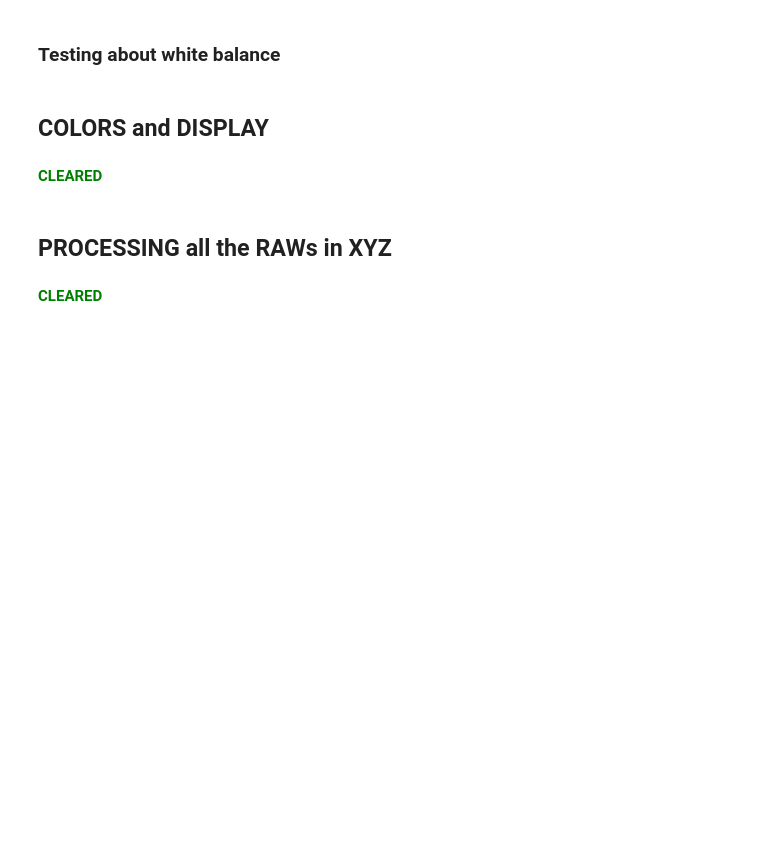
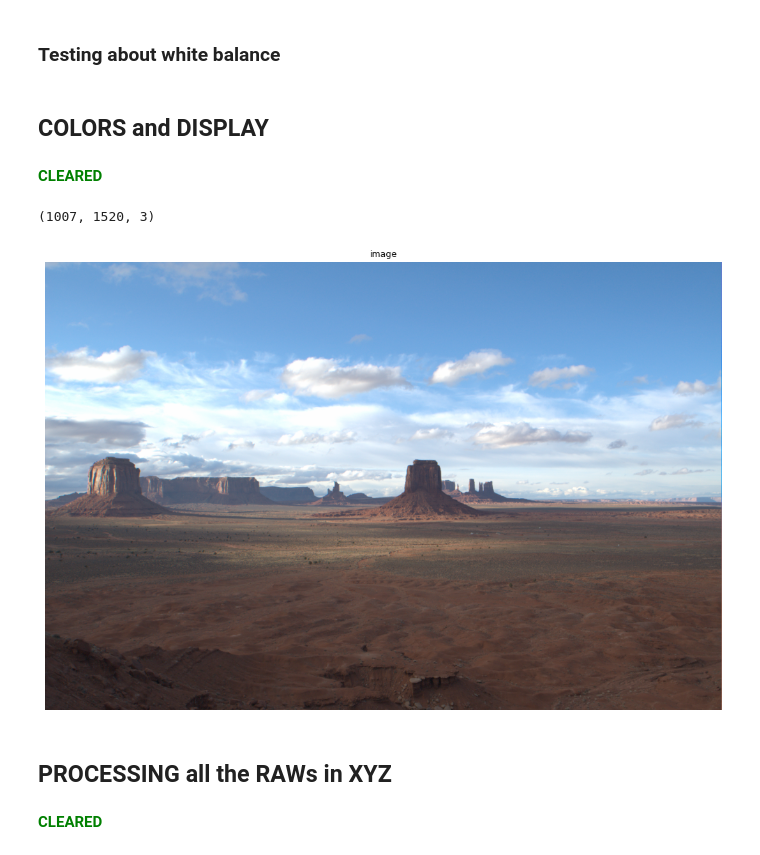
Before and after one commit to TheTrigun99/ProjectsDL, a Jupyter notebook: reflection_removal/data_clean.ipynb, the cells around one changed output. Saved outputs shown, nothing was run; the diff lists cells and outputs as text; code cells hidden in the pictures; blank space fills up the shorter version.

```diff
--- a/reflection_removal/data_clean.ipynb
+++ b/reflection_removal/data_clean.ipynb
@@ -30,7 +29,7 @@ from acr_tone import finish
 # %%
 DATA_DIR = Path("/home/damien/data_fivek_dng")
 DNG_DIR = DATA_DIR / "dng"
-OUT_DIR = DATA_DIR / "soomin_enc_dec_1"
+OUT_DIR = DATA_DIR / "dataset_biggest_ever"
 # VAL_DIR = DATA_DIR / "simulated_3"/"val"
 for d in (DNG_DIR, OUT_DIR):
     d.mkdir(parents=True, exist_ok=True)
@@ -496,6 +495,14 @@ def show_row(images, titles, ev=0.0, size=3.2):
         ax.axis("off")
     plt.tight_layout()
     plt.show()
+# %%
+xyz_out, il_out, saturated_out, bool = read_raw_to_xyz(dng_files[100][0])
+print(xyz_out.shape)
+show_row([ xyz_to_display(xyz_out, il_out),],
+         ["image"], size=10)
+# %% [output]
+(1007, 1520, 3)
+[figure, added]
 # %% [markdown]
 ## PROCESSING all the RAWs in XYZ
 # %% [markdown]
```
Also changed, not shown: parts of 53 cells of this notebook, 6 other files.
